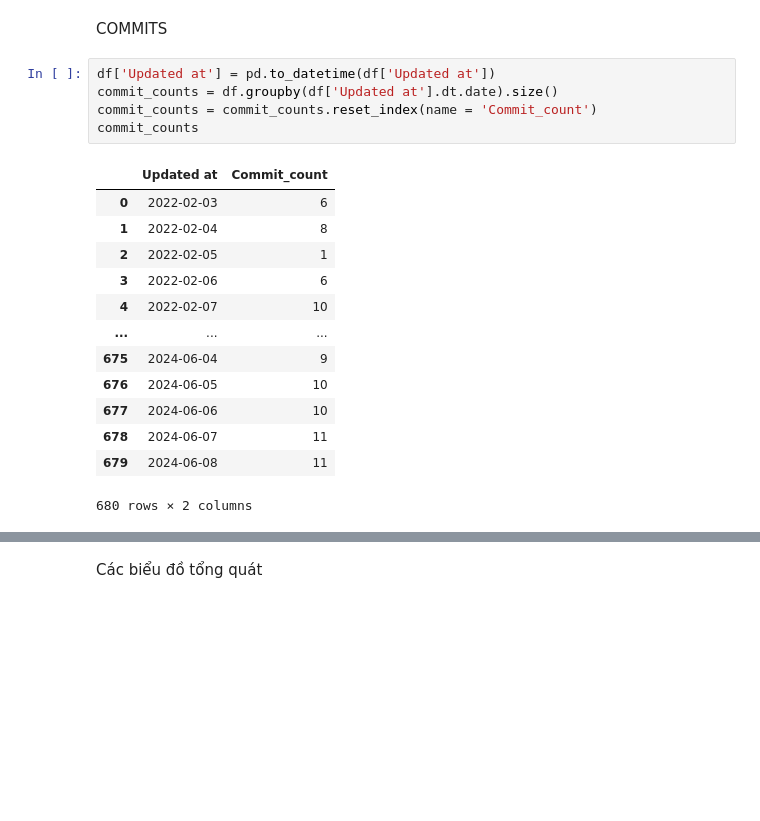
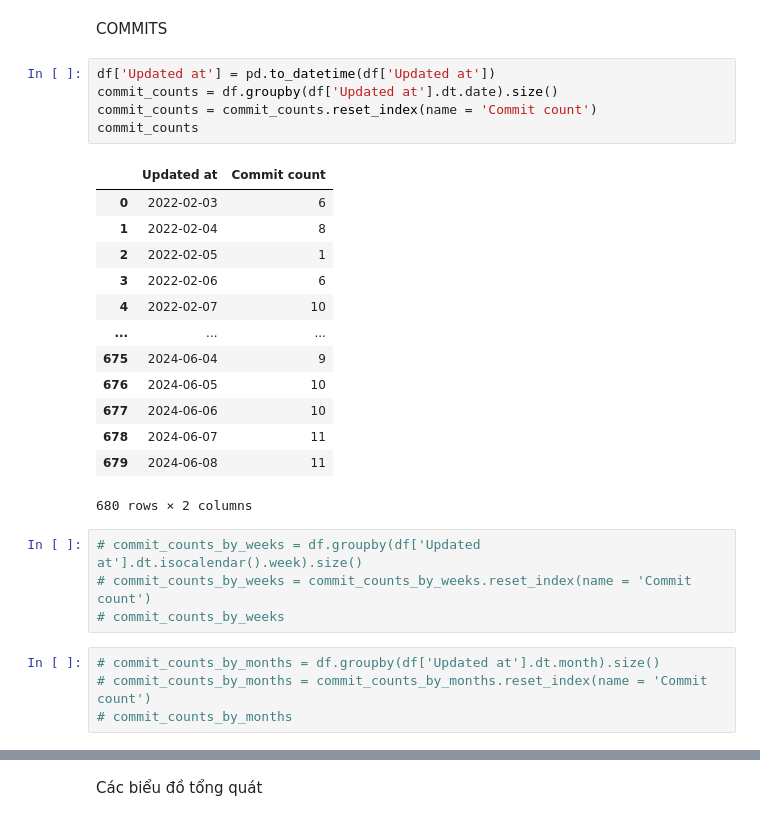
Before and after one commit to bokuwakira1411/PythonDataAnalysis, a Jupyter notebook: dataAnalyst.ipynb, the cells around one changed output, grey strips where cells are left out. Drawn from its saved outputs; the diff is of its cells as text; blank space fills up the shorter version.

```diff
--- a/dataAnalyst.ipynb
+++ b/dataAnalyst.ipynb
@@ -82,10 +82,10 @@ COMMITS
 # %%
 df['Updated at'] = pd.to_datetime(df['Updated at'])
 commit_counts = df.groupby(df['Updated at'].dt.date).size()
-commit_counts = commit_counts.reset_index(name = 'Commit_count')
+commit_counts = commit_counts.reset_index(name = 'Commit count')
 commit_counts
 # %% [output]
-|  | Updated at | Commit_count |
+|  | Updated at | Commit count |
 | 0 | 2022-02-03 | 6 |
 | 1 | 2022-02-04 | 8 |
 | 2 | 2022-02-05 | 1 |
@@ -98,3 +98,11 @@ commit_counts
 | 678 | 2024-06-07 | 11 |
 | 679 | 2024-06-08 | 11 |
 680 rows × 2 columns
+# %%
+# commit_counts_by_weeks = df.groupby(df['Updated at'].dt.isocalendar().week).size()
+# commit_counts_by_weeks = commit_counts_by_weeks.reset_index(name = 'Commit count')
+# commit_counts_by_weeks
+# %%
+# commit_counts_by_months = df.groupby(df['Updated at'].dt.month).size()
+# commit_counts_by_months = commit_counts_by_months.reset_index(name = 'Commit count')
+# commit_counts_by_months
```
Also changed, not shown: parts of 13 cells of this notebook, 2 other files.
